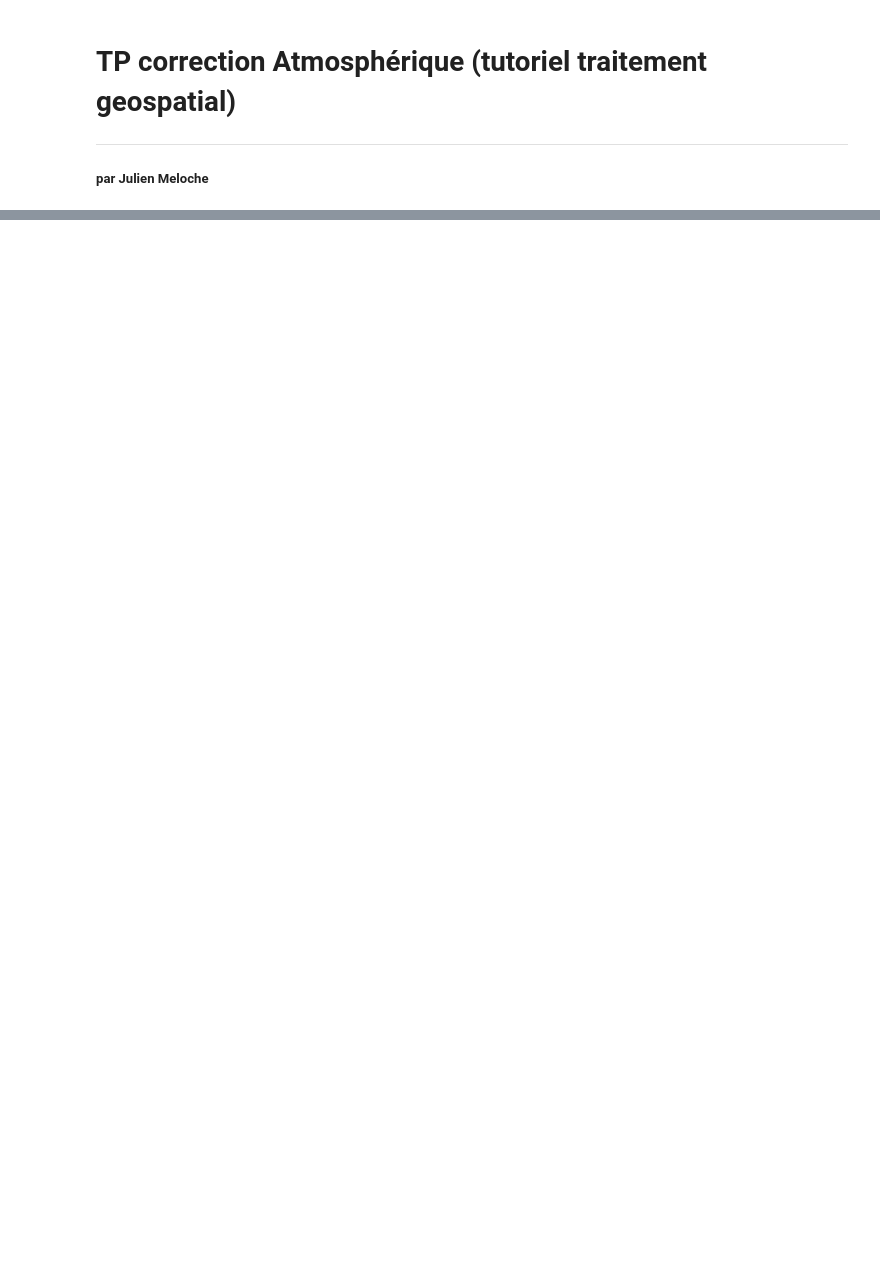
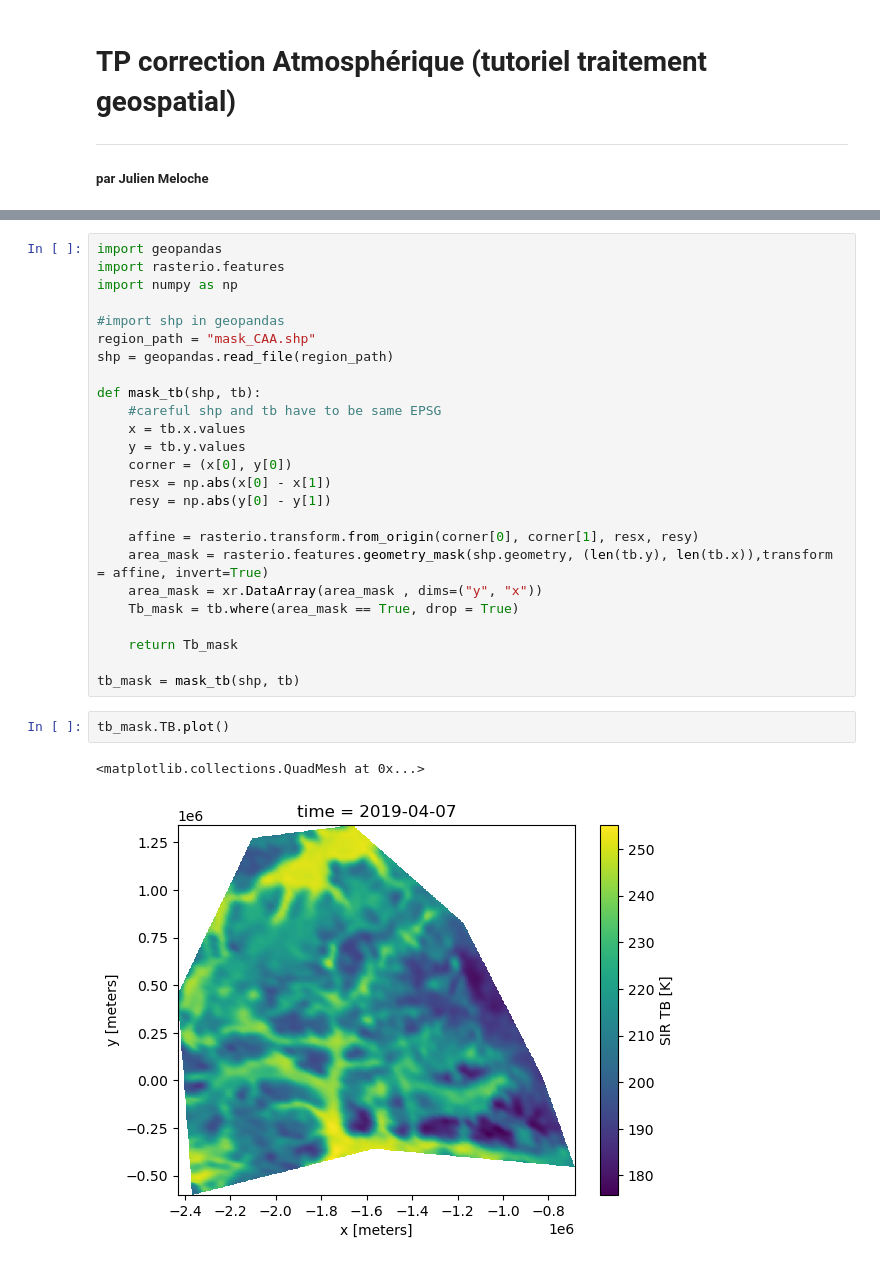
Before and after one commit to JulienMeloche/TP_correction_Atmo, a Jupyter notebook: TP_correctionAtmo.ipynb, the cells around one changed output, grey strips where cells are left out. Cells and saved outputs as stored; diff of their text form; blank space fills up the shorter version.

```diff
--- a/TP_correctionAtmo.ipynb
+++ b/TP_correctionAtmo.ipynb
@@ -38,0 +133,30 @@ conda install rasterio geopandas
+# %%
+import geopandas
+import rasterio.features
+import numpy as np
+
+#import shp in geopandas
+region_path = "mask_CAA.shp"
+shp = geopandas.read_file(region_path)
+
+def mask_tb(shp, tb):
+    #careful shp and tb have to be same EPSG
+    x = tb.x.values
+    y = tb.y.values
+    corner = (x[0], y[0])
+    resx = np.abs(x[0] - x[1])
+    resy = np.abs(y[0] - y[1])
+
+    affine = rasterio.transform.from_origin(corner[0], corner[1], resx, resy)
+    area_mask = rasterio.features.geometry_mask(shp.geometry, (len(tb.y), len(tb.x)),transform = affine, invert=True)
+    area_mask = xr.DataArray(area_mask , dims=("y", "x"))
+    Tb_mask = tb.where(area_mask == True, drop = True)
+
+    return Tb_mask
+
+tb_mask = mask_tb(shp, tb)
+# %%
+tb_mask.TB.plot()
+# %% [output]
+<matplotlib.collections.QuadMesh at 0x...>
+[figure, added]
```
Also changed, not shown: parts of 28 cells of this notebook.
